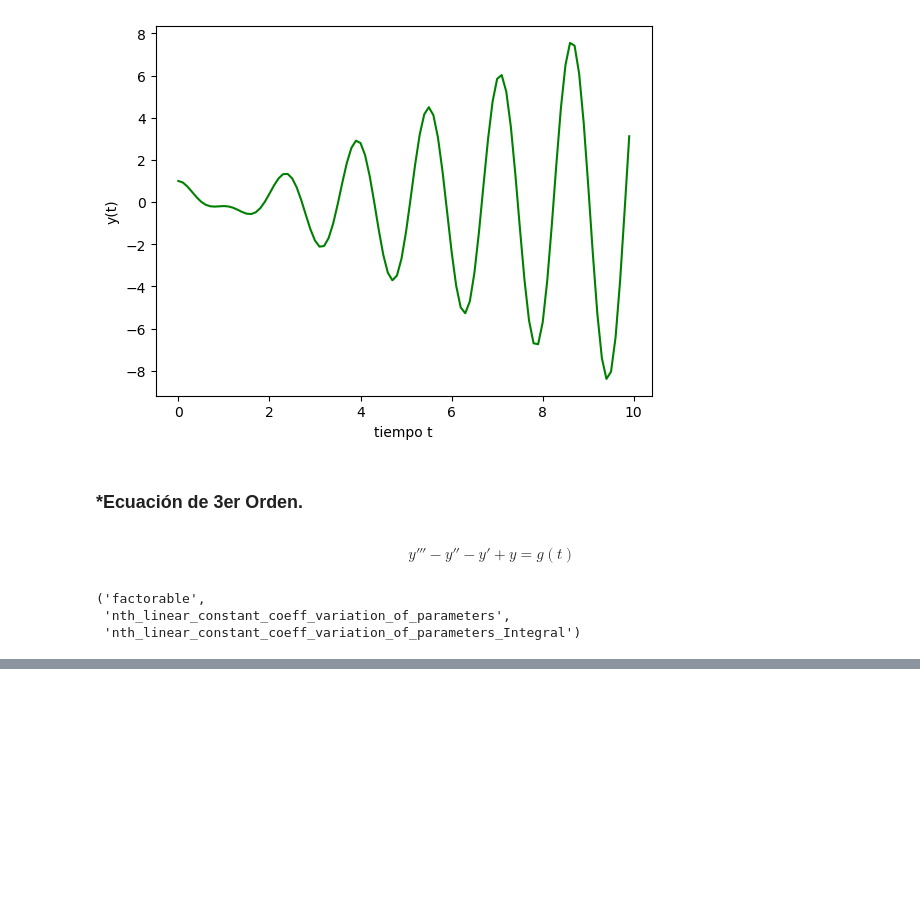
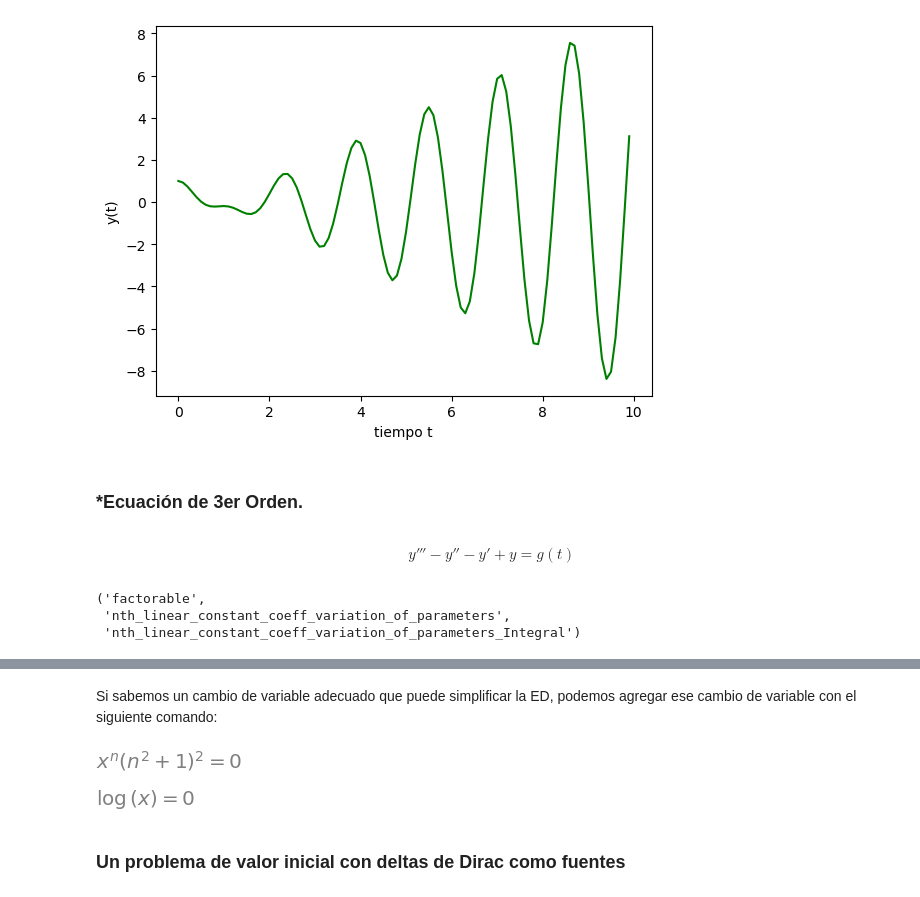
Before and after one commit to JaviMH24/Topicos-de-Ecuaciones-Diferenciales, a Jupyter notebook: Ec_Dif_con_Python.ipynb, the cells around one changed output, grey strips where cells are left out. Saved outputs shown, nothing was run; the diff lists cells and outputs as text; code cells hidden in the pictures; blank space fills up the shorter version.

```diff
--- a/Ec_Dif_con_Python.ipynb
+++ b/Ec_Dif_con_Python.ipynb
@@ -197,0 +227,22 @@ sol4
+# %% [markdown]
+Si sabemos un cambio de variable adecuado que puede simplificar la ED, podemos agregar ese cambio de variable con el siguiente comando:
+# %%
+#un m´etodo de soluci´ on de las ecuaciones de Cauchy
+# Euler implica la substitucion y = x^n
+n=sp.symbols('n')
+eq=simplify(ode5.subs(y(x),x**n))
+
+#Imprimimos la ecuación auxiliar:
+factor(eq)
+# %% [output]
+[figure, added]
+# %%
+#Probemos el cambio de variable y=log(x)
+from sympy import log
+n1=sp.symbols('n1')
+eq1=simplify(ode5.subs(y(x),log(x)))
+factor(eq1)
+# %% [output]
+[figure, added]
+# %% [markdown]
+### Un problema de valor inicial con deltas de Dirac como fuentes
```
Also changed, not shown: parts of 10 cells of this notebook.
